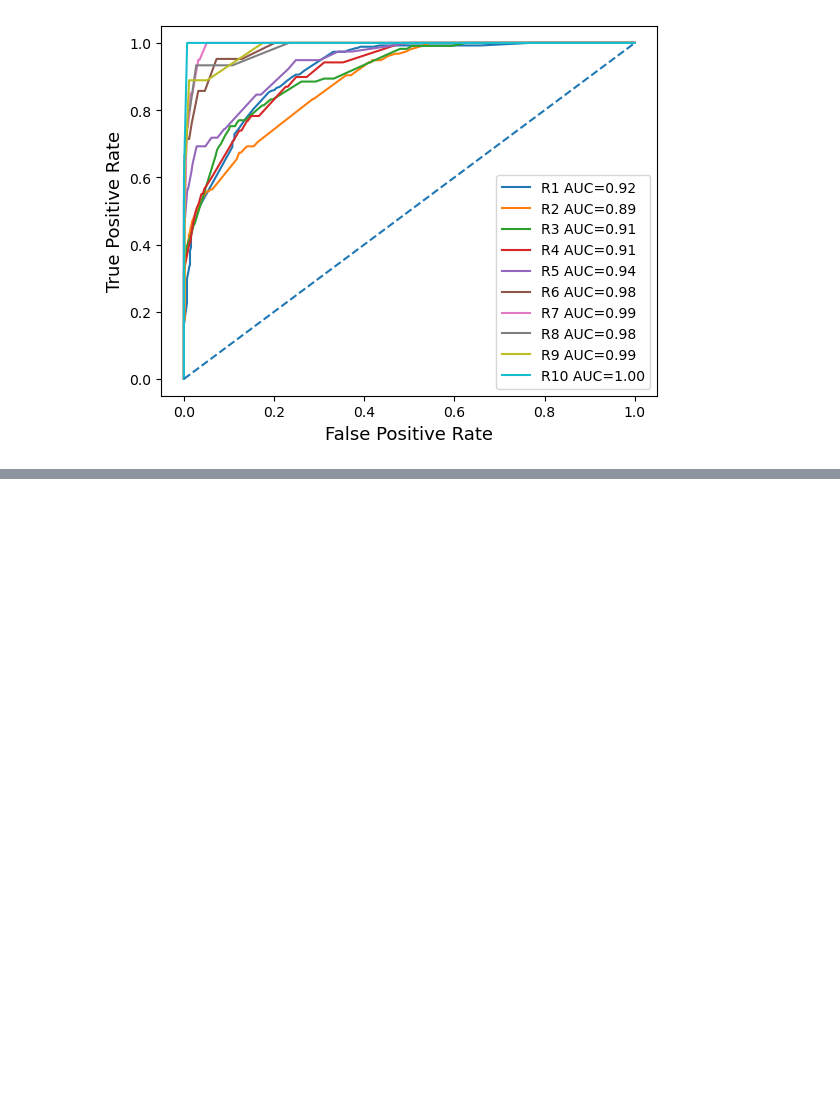
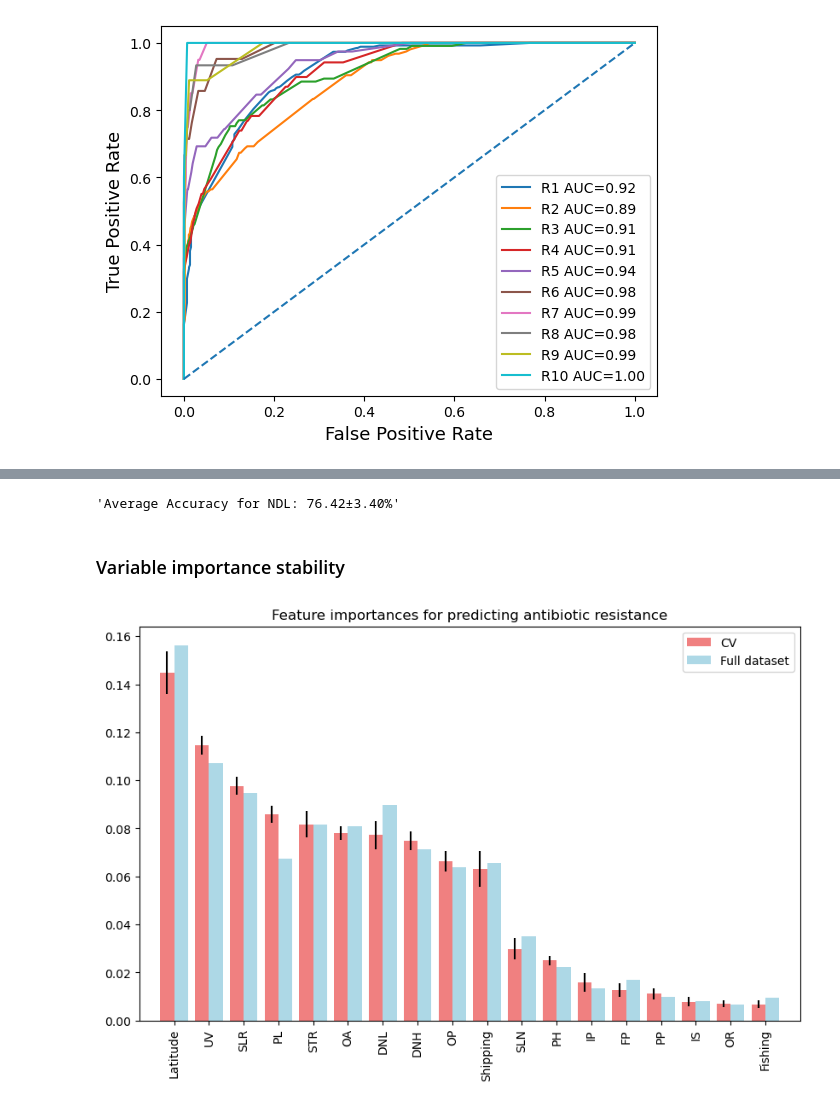
Before and after one commit to rafalkarczewski/MLinBioCourse, a Jupyter notebook: Random forest training.ipynb, the cells around one changed output, grey strips where cells are left out. Saved outputs shown, nothing was run; the diff lists cells and outputs as text; code cells hidden in the pictures; blank space fills up the shorter version.

```diff
--- a/Random forest training.ipynb
+++ b/Random forest training.ipynb
@@ -180,0 +255,4 @@ get_avg_auc_score(data, 'rank-kmeans', train_on_test_data=False, n_folds=5)
+# %%
+f'Average Accuracy for NDL: {100 * np.mean(max_accuracies):.2f}±{100 * np.std(max_accuracies):.2f}%'
+# %% [output]
+'Average Accuracy for NDL: 76.42±3.40%'
@@ -180,0 +261,2 @@ get_avg_auc_score(data, 'rank-kmeans', train_on_test_data=False, n_folds=5)
+# %% [markdown]
+### Variable importance stability
@@ -180,0 +265,37 @@ get_avg_auc_score(data, 'rank-kmeans', train_on_test_data=False, n_folds=5)
+# %%
+def plot_feature_importance_w_error_bars(data, target_variable_name, n_folds=5, var_name_mapping=None):
+    features, target = get_x_y(data, target_variable_name, use_target_features=False)
+    features = features.rename(var_name_mapping, axis=1)
+    features_names = features.columns
+    kf = StratifiedKFold(n_splits=n_folds, shuffle=True, random_state=42)
+    X = features.values
+    y = target.values
+    all_importances = []
+    for train_index, test_index in kf.split(X, y):
+        X_train, X_test = X[train_index], X[test_index]
+        y_train, y_test = y[train_index], y[test_index]
+
+        clf = RandomForestClassifier(n_estimators=20, random_state=42)
+        clf.fit(X_train, y_train)
+        all_importances.append(clf.feature_importances_)
+    total_importances = RandomForestClassifier(n_estimators=20, random_state=42).fit(X, y).feature_importances_
+    importances_means = np.mean(np.array(all_importances), axis=0).tolist()
+    importances_std = np.std(np.array(all_importances), axis=0).tolist()
+    features_names = features.columns
+    indices = np.argsort(importances_means)[::-1]
+    features_names = [features_names[i] for i in indices]
+    importances_means = [importances_means[i] for i in indices]
+    importances_std = [importances_std[i] for i in indices]
+    total_importances = [total_importances[i] for i in indices]
+    plt.figure(figsize=(10, 6))
+    plt.title(f"Feature importances for predicting antibiotic resistance")
+    plt.bar(np.array(range(features.shape[1])) - 0.2, importances_means, width=0.4, yerr=importances_std, color="lightcoral", align="center", label='CV')
+    plt.bar(np.array(range(features.shape[1])) + 0.2, total_importances, width=0.4, color="lightblue", align="center", label='Full dataset')
+    plt.xticks(range(features.shape[1]), features_names, rotation='vertical')
+    plt.legend()
+    plt.xlim([-1, features.shape[1]])
+    plt.show()
+# %%
+plot_feature_importance_w_error_bars(data, 'rank-kmeans', n_folds=5, var_name_mapping=var_name_mapping)
+# %% [output]
+[figure, added]
```
Also changed, not shown: parts of 57 cells of this notebook.
